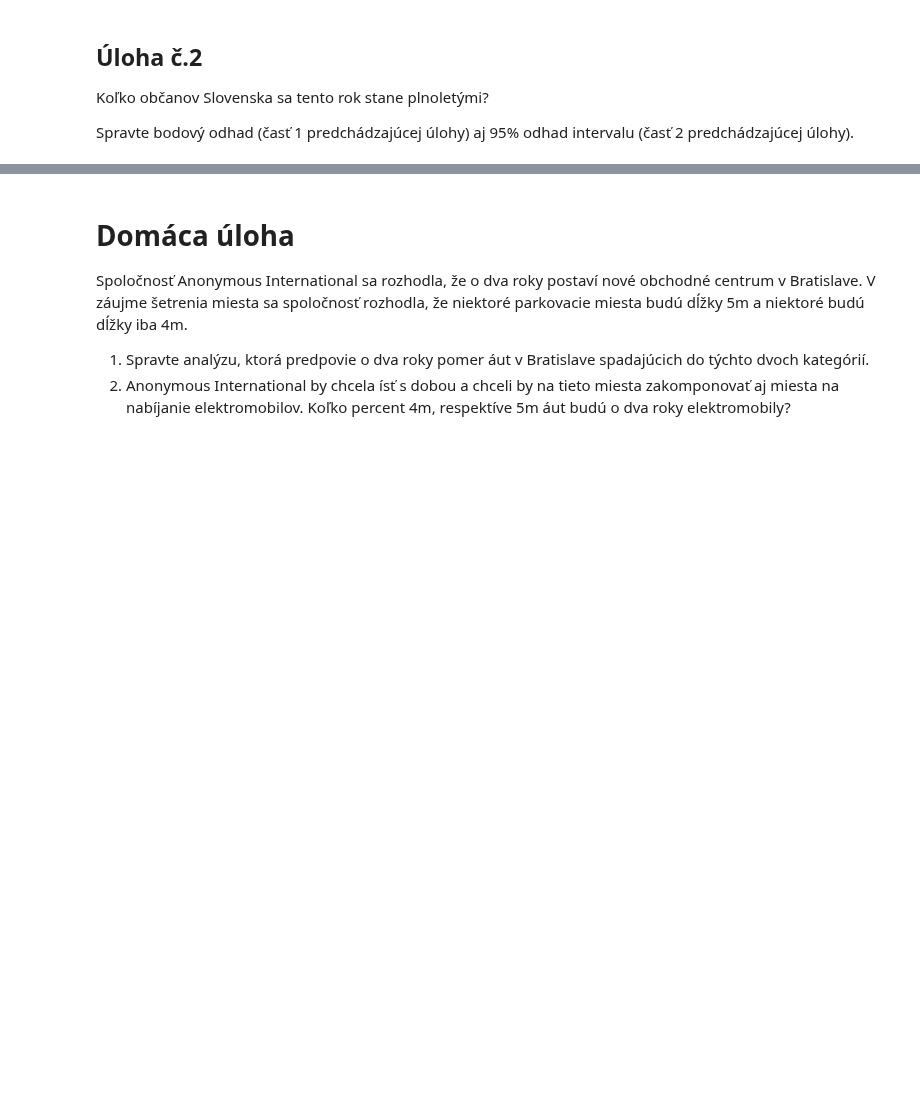
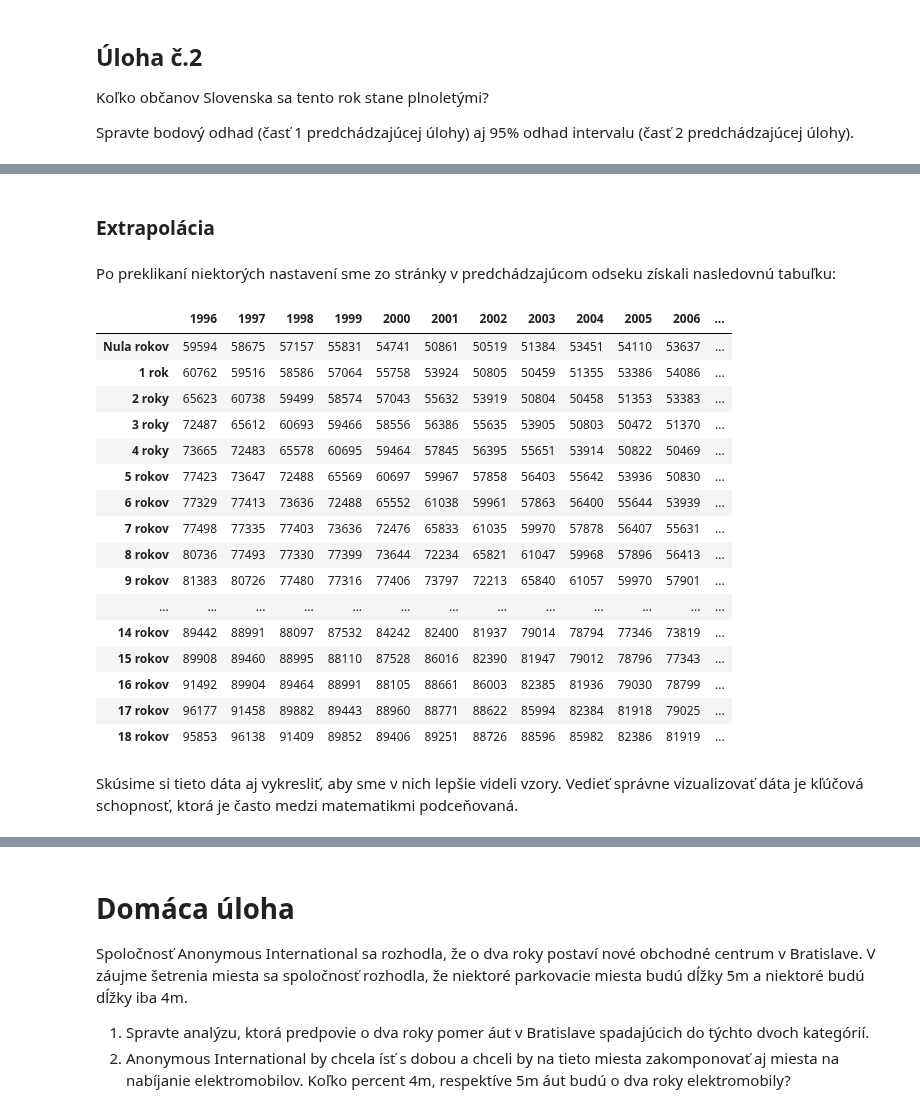
Before and after one commit to cedeerwe/brutalna-akademia, a Jupyter notebook: notebooks/05_odhadovanie.ipynb, the cells around one changed output, grey strips where cells are left out. Saved outputs shown, nothing was run; the diff lists cells and outputs as text; code cells hidden in the pictures; blank space fills up the shorter version.

```diff
--- a/notebooks/05_odhadovanie.ipynb
+++ b/notebooks/05_odhadovanie.ipynb
@@ -187,0 +350,28 @@ Spravte bodový odhad (časť 1 predchádzajúcej úlohy) aj 95% odhad intervalu
+# %% [markdown]
+### Extrapolácia
+# %% [markdown]
+Po preklikaní niektorých nastavení sme zo stránky v predchádzajúcom odseku získali nasledovnú tabuľku:
+# %%
+data = get_age_data() # vyčistí a spracuje data, ktoré ste si pozreli na webe
+relevant_data = data.iloc[1:20,:] # ukáže prvý až dvadsiaty riadok dát
+relevant_data
+# %% [output]
+|  | 1996 | 1997 | 1998 | 1999 | 2000 | 2001 | 2002 | 2003 | 2004 | 2005 | 2006 | ... |
+| Nula rokov | 59594 | 58675 | 57157 | 55831 | 54741 | 50861 | 50519 | 51384 | 53451 | 54110 | 53637 | ... |
+| 1 rok | 60762 | 59516 | 58586 | 57064 | 55758 | 53924 | 50805 | 50459 | 51355 | 53386 | 54086 | ... |
+| 2 roky | 65623 | 60738 | 59499 | 58574 | 57043 | 55632 | 53919 | 50804 | 50458 | 51353 | 53383 | ... |
+| 3 roky | 72487 | 65612 | 60693 | 59466 | 58556 | 56386 | 55635 | 53905 | 50803 | 50472 | 51370 | ... |
+| 4 roky | 73665 | 72483 | 65578 | 60695 | 59464 | 57845 | 56395 | 55651 | 53914 | 50822 | 50469 | ... |
+| 5 rokov | 77423 | 73647 | 72488 | 65569 | 60697 | 59967 | 57858 | 56403 | 55642 | 53936 | 50830 | ... |
+| 6 rokov | 77329 | 77413 | 73636 | 72488 | 65552 | 61038 | 59961 | 57863 | 56400 | 55644 | 53939 | ... |
+| 7 rokov | 77498 | 77335 | 77403 | 73636 | 72476 | 65833 | 61035 | 59970 | 57878 | 56407 | 55631 | ... |
+| 8 rokov | 80736 | 77493 | 77330 | 77399 | 73644 | 72234 | 65821 | 61047 | 59968 | 57896 | 56413 | ... |
+| 9 rokov | 81383 | 80726 | 77480 | 77316 | 77406 | 73797 | 72213 | 65840 | 61057 | 59970 | 57901 | ... |
+| ... | ... | ... | ... | ... | ... | ... | ... | ... | ... | ... | ... | ... |
+| 14 rokov | 89442 | 88991 | 88097 | 87532 | 84242 | 82400 | 81937 | 79014 | 78794 | 77346 | 73819 | ... |
+| 15 rokov | 89908 | 89460 | 88995 | 88110 | 87528 | 86016 | 82390 | 81947 | 79012 | 78796 | 77343 | ... |
+| 16 rokov | 91492 | 89904 | 89464 | 88991 | 88105 | 88661 | 86003 | 82385 | 81936 | 79030 | 78799 | ... |
+| 17 rokov | 96177 | 91458 | 89882 | 89443 | 88960 | 88771 | 88622 | 85994 | 82384 | 81918 | 79025 | ... |
+| 18 rokov | 95853 | 96138 | 91409 | 89852 | 89406 | 89251 | 88726 | 88596 | 85982 | 82386 | 81919 | ... |
+# %% [markdown]
+Skúsime si tieto dáta aj vykresliť, aby sme v nich lepšie videli vzory. Vedieť správne vizualizovať dáta je kľúčová schopnosť, ktorá je často medzi matematikmi podceňovaná.
```
Also changed, not shown: parts of 29 cells of this notebook.
